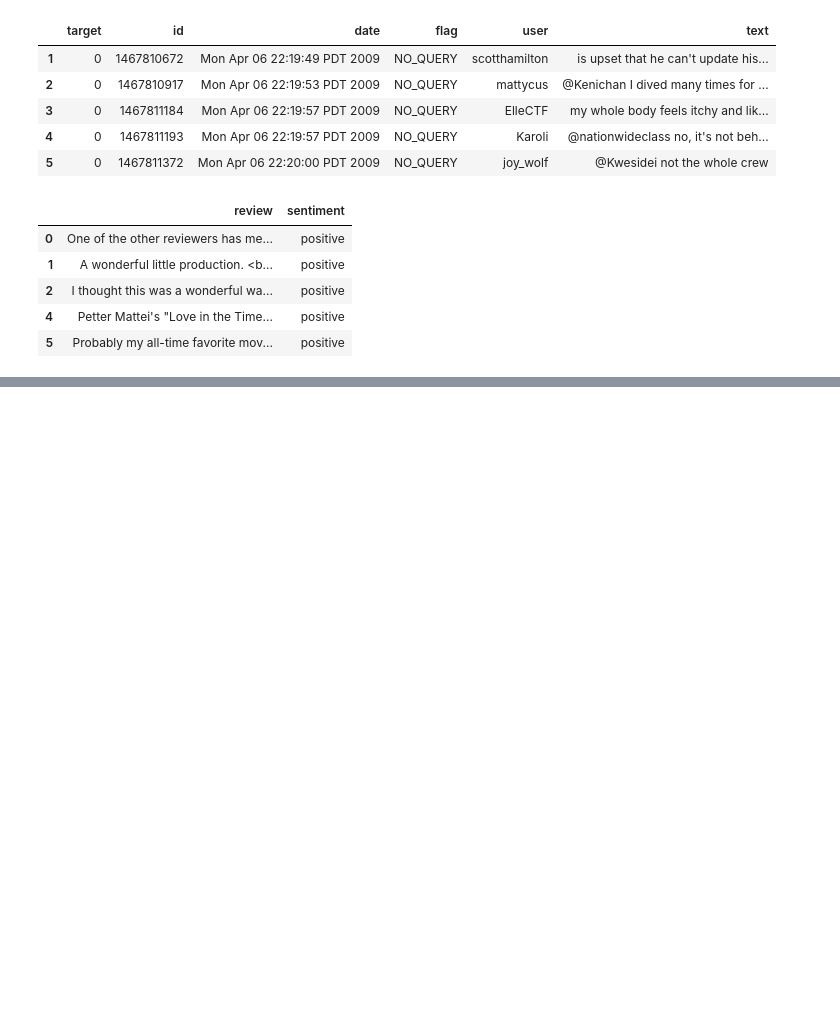
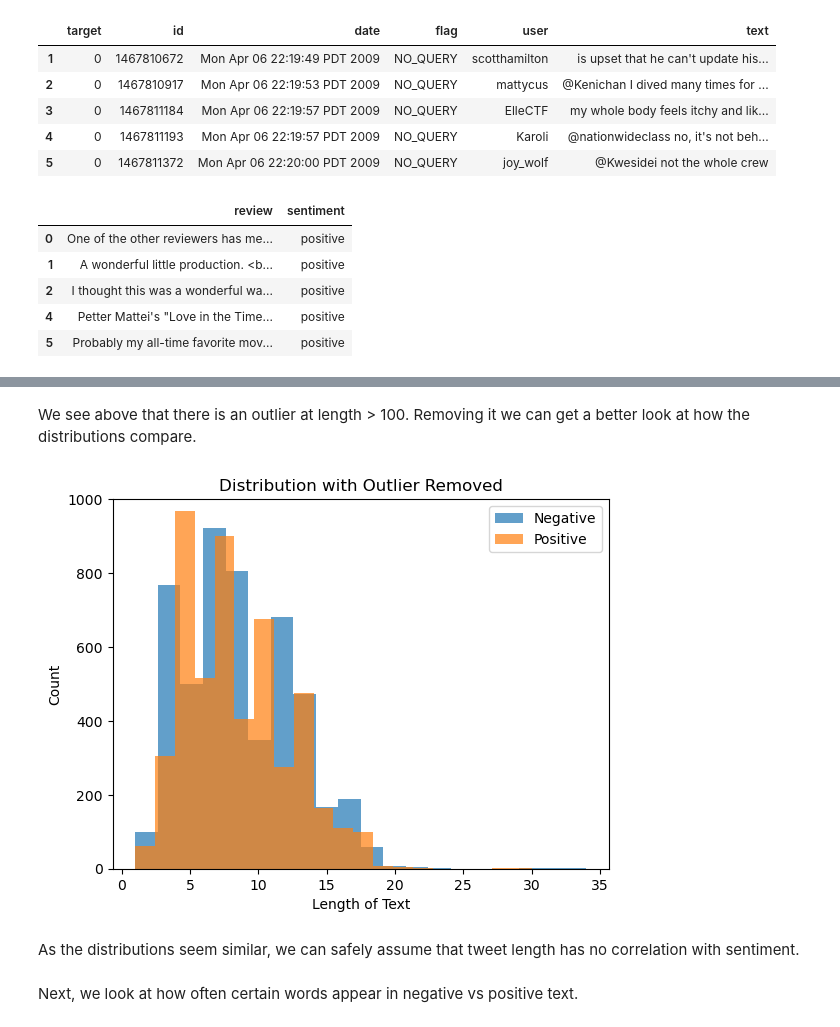
Before and after one commit to banhatas/acme_winter_project, a Jupyter notebook: vol3/dataset.ipynb, the cells around one changed output, grey strips where cells are left out. Drawn from its saved outputs; the diff is of its cells as text; code cells hidden in the pictures; blank space fills up the shorter version.

```diff
--- a/vol3/dataset.ipynb
+++ b/vol3/dataset.ipynb
@@ -195,0 +234,26 @@ plt.show()
+# %% [markdown]
+We see above that there is an outlier at length > 100. Removing it we can get a better look at how the distributions compare.
+# %%
+lens_out = np.delete(lens[mask_1], np.where(lens[mask_1]==max(lens)))
+
+# plot positive vs length
+plt.hist(lens[mask_0], bins=20, alpha=0.7, label="Negative")
+plt.xlabel("Length of Text")
+plt.ylabel("Count")
+plt.ylim(0, 1000)
+
+# plt.subplot(122)
+plt.hist(lens_out, bins=20, alpha=0.7, label="Positive")
+plt.ylim(0, 1000)
+plt.xlabel("Length of Text")
+plt.ylabel("Count")
+
+plt.title("Distribution with Outlier Removed")
+plt.legend()
+plt.show()
+# %% [output]
+[figure, added]
+# %% [markdown]
+As the distributions seem similar, we can safely assume that tweet length has no correlation with sentiment.
+# %% [markdown]
+Next, we look at how often certain words appear in negative vs positive text.
```
Also changed, not shown: parts of 15 cells of this notebook.
